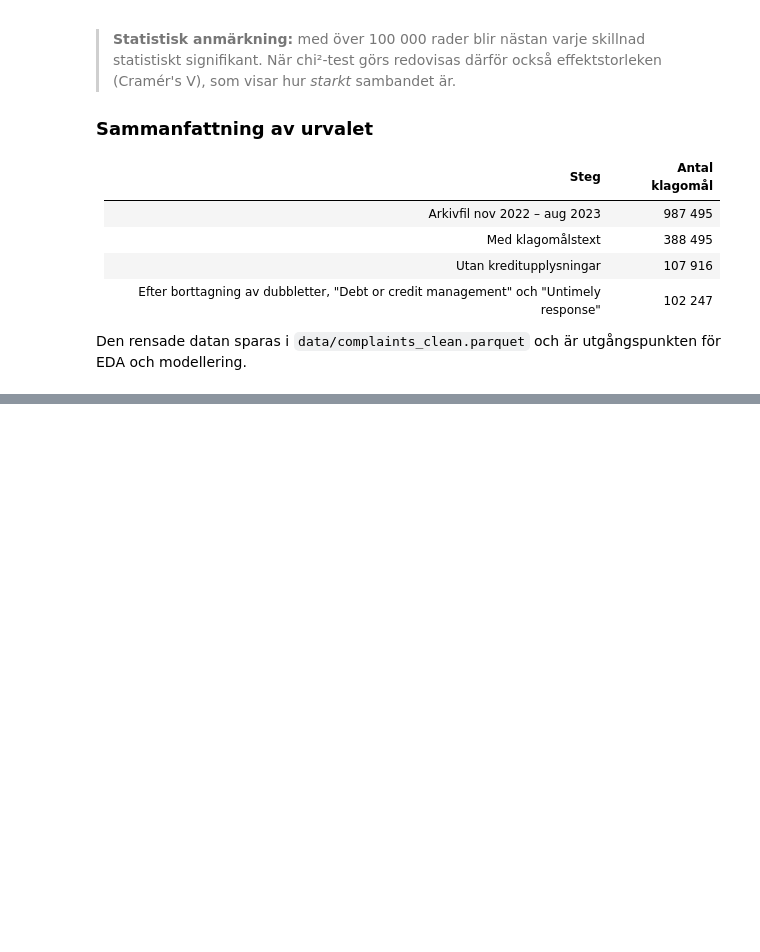
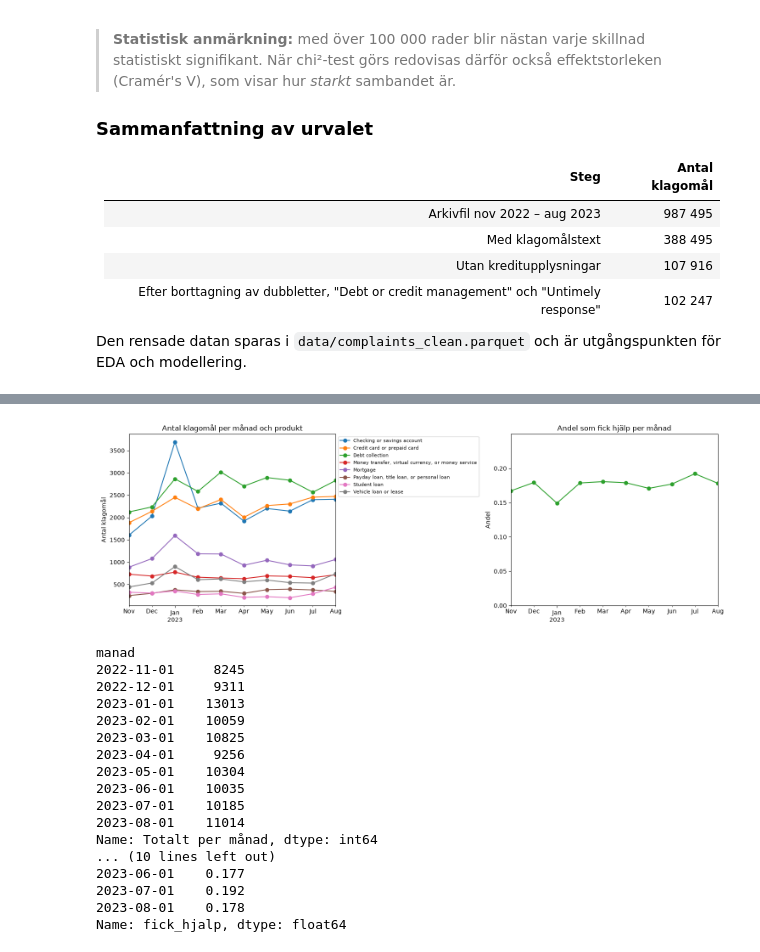
Before and after one commit to fridapaulina/customer-complaint-clustering, a Jupyter notebook: notebooks/01_eda.ipynb, the cells around one changed output, grey strips where cells are left out. Saved outputs shown, nothing was run; the diff lists cells and outputs as text; code cells hidden in the pictures; blank space fills up the shorter version.

```diff
--- a/notebooks/01_eda.ipynb
+++ b/notebooks/01_eda.ipynb
@@ -188,0 +357,45 @@ Den rensade datan sparas i `data/complaints_clean.parquet` och är utgångspunkt
+# %%
+df["manad"] = df["Date received"].dt.to_period("M").dt.to_timestamp()
+
+per_manad = df.groupby(["manad", "Product"]).size().unstack()
+hjalp_manad = df.groupby("manad")["fick_hjalp"].mean()
+
+fig, axes = plt.subplots(1, 2, figsize=(15, 5))
+
+per_manad.plot(ax=axes[0], marker="o")
+axes[0].set_title("Antal klagomål per månad och produkt")
+axes[0].set_xlabel("")
+axes[0].set_ylabel("Antal klagomål")
+axes[0].legend(fontsize=8, loc="upper left", bbox_to_anchor=(1, 1))
+
+hjalp_manad.plot(ax=axes[1], marker="o", color="tab:green")
+axes[1].set_title("Andel som fick hjälp per månad")
+axes[1].set_xlabel("")
+axes[1].set_ylabel("Andel")
+axes[1].set_ylim(0, hjalp_manad.max() * 1.3)
+
+plt.tight_layout()
+plt.show()
+
+print(per_manad.sum(axis=1).rename("Totalt per månad"))
+print("\nAndel som fick hjälp per månad:")
+print(hjalp_manad.round(3))
+# %% [output]
+[figure, added]
+manad
+2022-11-01     8245
+2022-12-01     9311
+2023-01-01    13013
+2023-02-01    10059
+2023-03-01    10825
+2023-04-01     9256
+2023-05-01    10304
+2023-06-01    10035
+2023-07-01    10185
+2023-08-01    11014
+Name: Totalt per månad, dtype: int64
+... (10 lines left out)
+2023-06-01    0.177
+2023-07-01    0.192
+2023-08-01    0.178
+Name: fick_hjalp, dtype: float64
```
Also changed, not shown: parts of 11 cells of this notebook.
